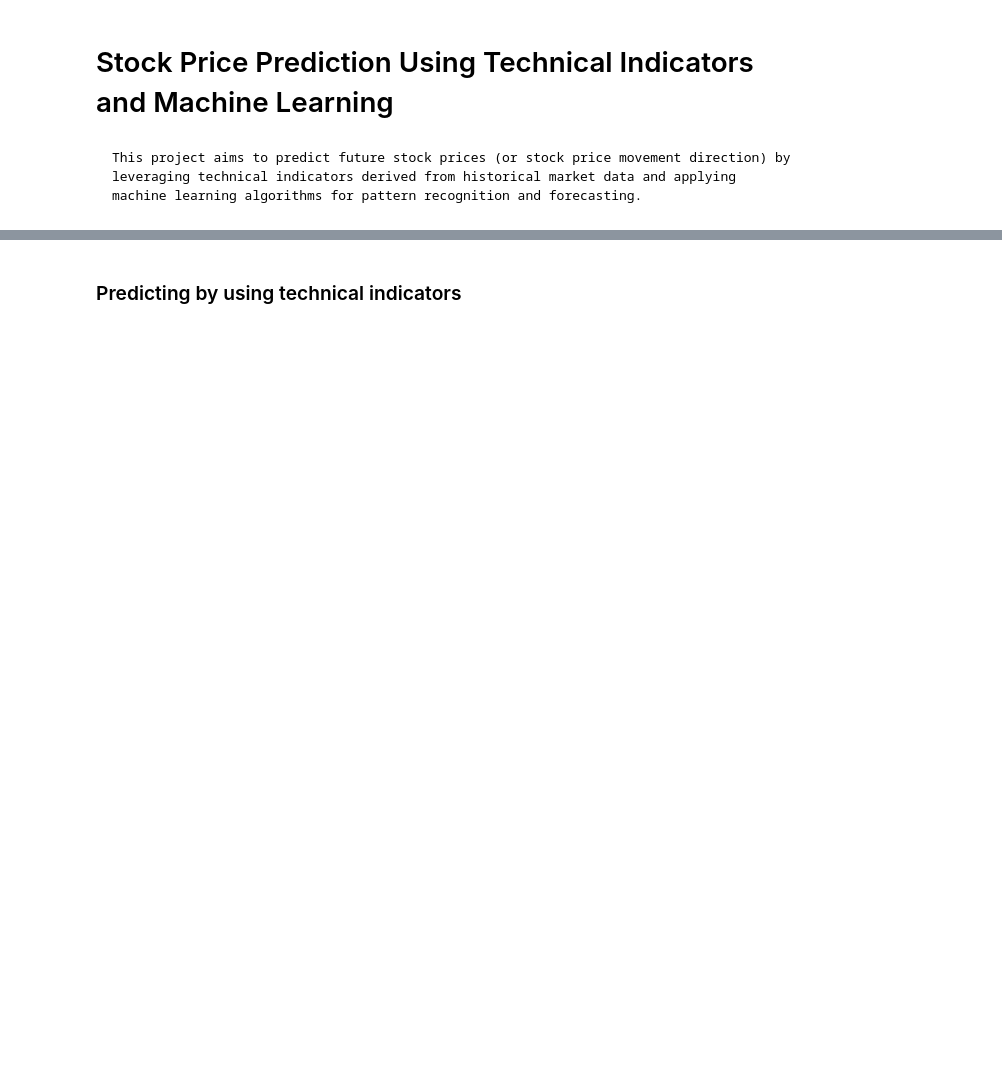
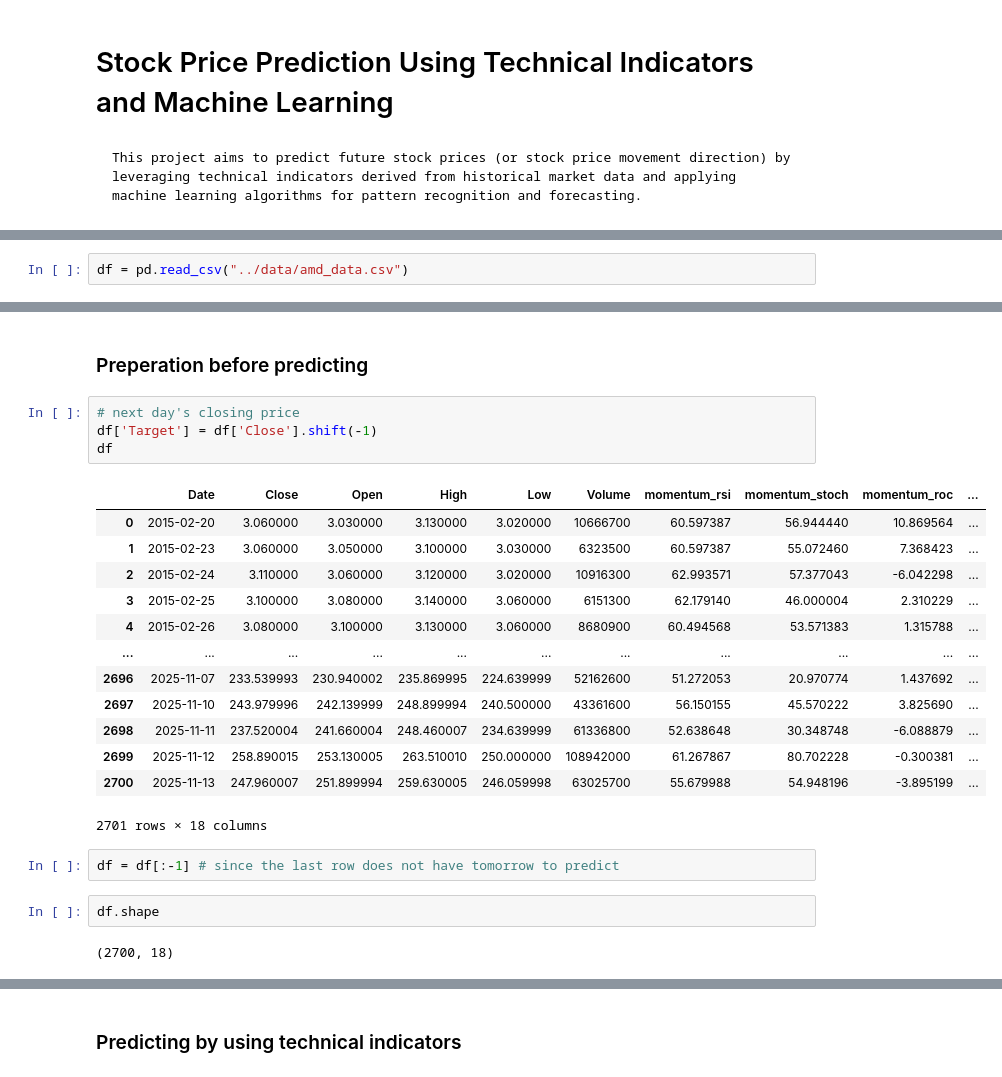
Before and after one commit to therealturb0duckz/Stock-Price-Prediction-Using-Technical-Indicators-and-Machine-Learning, a Jupyter notebook: notebooks/main.ipynb, the cells around one changed output, grey strips where cells are left out. Saved outputs shown, nothing was run; the diff lists cells and outputs as text; blank space fills up the shorter version.

```diff
--- a/notebooks/main.ipynb
+++ b/notebooks/main.ipynb
@@ -38,0 +23,2 @@ df
+# %%
+df = pd.read_csv("../data/amd_data.csv")
@@ -38,0 +41,26 @@ df
+# %% [markdown]
+### Preperation before predicting
+# %%
+# next day's closing price
+df['Target'] = df['Close'].shift(-1)
+df
+# %% [output]
+|  | Date | Close | Open | High | Low | Volume | momentum_rsi | momentum_stoch | momentum_roc | ... |
+| 0 | 2015-02-20 | 3.060000 | 3.030000 | 3.130000 | 3.020000 | 10666700 | 60.597387 | 56.944440 | 10.869564 | ... |
+| 1 | 2015-02-23 | 3.060000 | 3.050000 | 3.100000 | 3.030000 | 6323500 | 60.597387 | 55.072460 | 7.368423 | ... |
+| 2 | 2015-02-24 | 3.110000 | 3.060000 | 3.120000 | 3.020000 | 10916300 | 62.993571 | 57.377043 | -6.042298 | ... |
+| 3 | 2015-02-25 | 3.100000 | 3.080000 | 3.140000 | 3.060000 | 6151300 | 62.179140 | 46.000004 | 2.310229 | ... |
+| 4 | 2015-02-26 | 3.080000 | 3.100000 | 3.130000 | 3.060000 | 8680900 | 60.494568 | 53.571383 | 1.315788 | ... |
+| ... | ... | ... | ... | ... | ... | ... | ... | ... | ... | ... |
+| 2696 | 2025-11-07 | 233.539993 | 230.940002 | 235.869995 | 224.639999 | 52162600 | 51.272053 | 20.970774 | 1.437692 | ... |
+| 2697 | 2025-11-10 | 243.979996 | 242.139999 | 248.899994 | 240.500000 | 43361600 | 56.150155 | 45.570222 | 3.825690 | ... |
+| 2698 | 2025-11-11 | 237.520004 | 241.660004 | 248.460007 | 234.639999 | 61336800 | 52.638648 | 30.348748 | -6.088879 | ... |
+| 2699 | 2025-11-12 | 258.890015 | 253.130005 | 263.510010 | 250.000000 | 108942000 | 61.267867 | 80.702228 | -0.300381 | ... |
+| 2700 | 2025-11-13 | 247.960007 | 251.899994 | 259.630005 | 246.059998 | 63025700 | 55.679988 | 54.948196 | -3.895199 | ... |
+2701 rows × 18 columns
+# %%
+df = df[:-1] # since the last row does not have tomorrow to predict
+# %%
+df.shape
+# %% [output]
+(2700, 18)
```
Also changed, not shown: parts of 43 cells of this notebook, 4 other files.
